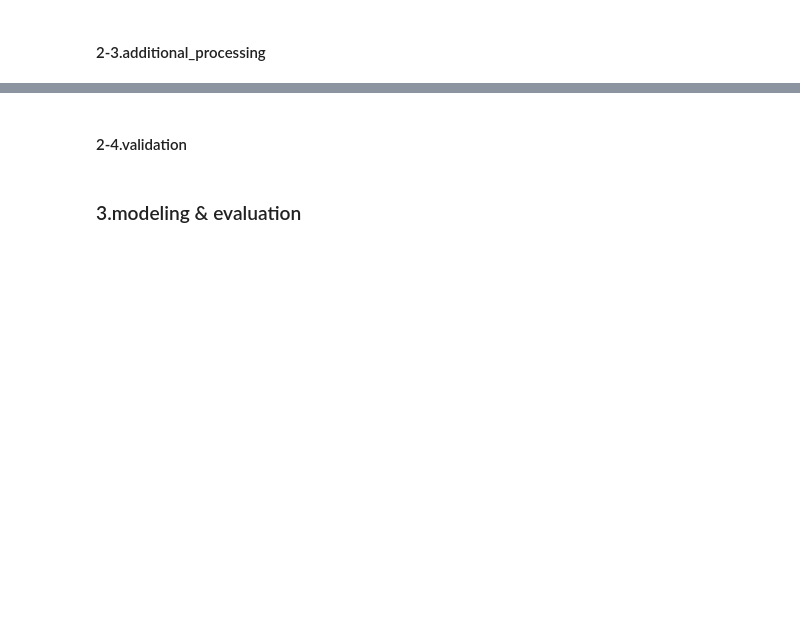
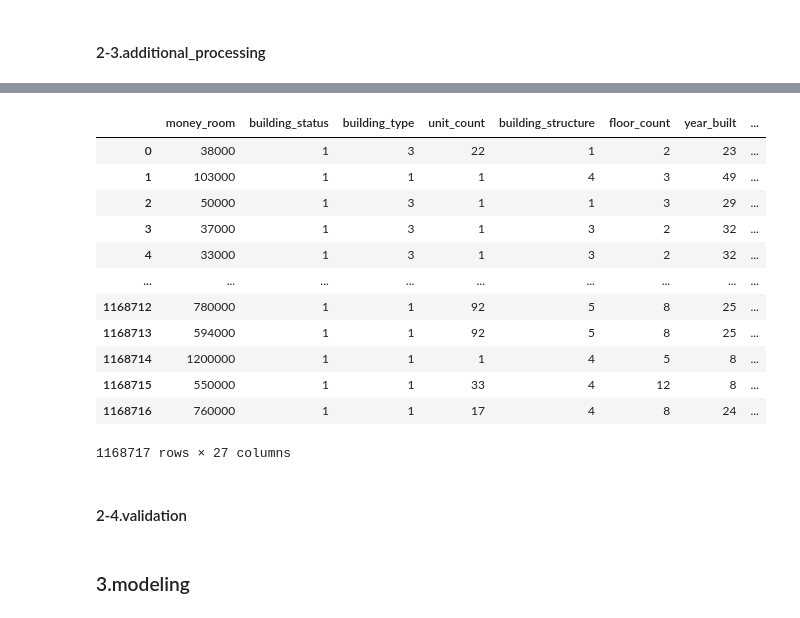
Before and after one commit to jiro0000/Compe_202412, a Jupyter notebook: src/modeling.ipynb, the cells around one changed output, grey strips where cells are left out. Cells and saved outputs as stored; diff of their text form; code cells hidden in the pictures; blank space fills up the shorter version.

```diff
--- a/src/modeling.ipynb
+++ b/src/modeling.ipynb
@@ -168,3 +204,20 @@ df_train.loc[df_train['floor_count'] > 64, 'floor_count'] = df_train['floor_coun
+# %%
+df_train  = pd.concat([df_train,expanded_low_price_data],ignore_index=True)
+df_train
+# %% [output]
+|  | money_room | building_status | building_type | unit_count | building_structure | floor_count | year_built | ... |
+| 0 | 38000 | 1 | 3 | 22 | 1 | 2 | 23 | ... |
+| 1 | 103000 | 1 | 1 | 1 | 4 | 3 | 49 | ... |
+| 2 | 50000 | 1 | 3 | 1 | 1 | 3 | 29 | ... |
+| 3 | 37000 | 1 | 3 | 1 | 3 | 2 | 32 | ... |
+| 4 | 33000 | 1 | 3 | 1 | 3 | 2 | 32 | ... |
+| ... | ... | ... | ... | ... | ... | ... | ... | ... |
+| 1168712 | 780000 | 1 | 1 | 92 | 5 | 8 | 25 | ... |
+| 1168713 | 594000 | 1 | 1 | 92 | 5 | 8 | 25 | ... |
+| 1168714 | 1200000 | 1 | 1 | 1 | 4 | 5 | 8 | ... |
+| 1168715 | 550000 | 1 | 1 | 33 | 4 | 12 | 8 | ... |
+| 1168716 | 760000 | 1 | 1 | 17 | 4 | 8 | 24 | ... |
+1168717 rows × 27 columns
 # %% [markdown]
 #### 2-4.validation
 # %%
@@ -176,7 +231,7 @@ df_y = df_train[response_var]
 # 学習用：評価用が70%：30%
 df_x_train, df_x_test, df_y_train, df_y_test = train_test_split(df_x, df_y, test_size=0.3, random_state=0)
 # %% [markdown]
-### 3.modeling & evaluation
+### 3.modeling
 # %%
 # Optunaによるハイパーパラメータの最適化
 optuna.logging.set_verbosity(optuna.logging.WARNING)
```
Also changed, not shown: parts of 17 cells of this notebook.
